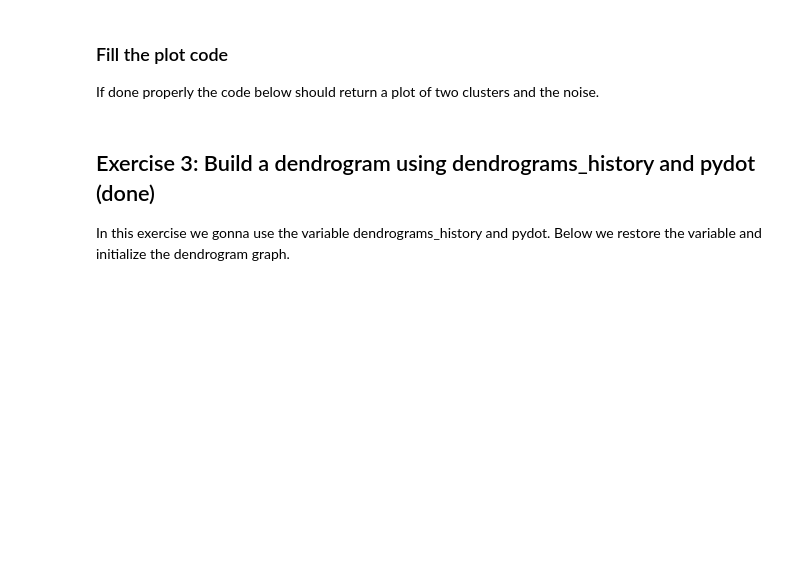
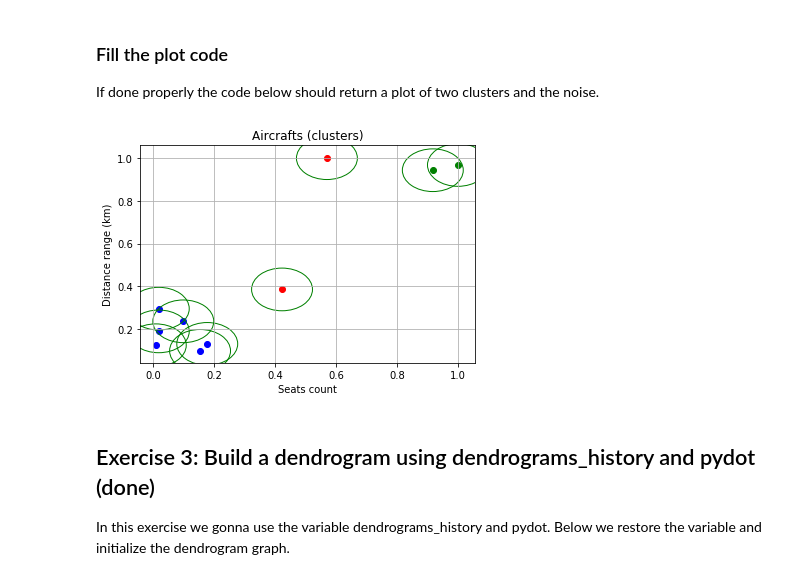
Before and after one commit to frieZZerr/UJ-Machine-Learning, a Jupyter notebook: project_1/047Clustering_Exercises.ipynb, the cells around one changed output. Cells and saved outputs as stored; diff of their text form; code cells hidden in the pictures; blank space fills up the shorter version.

Commit message:
Density clustering - plot the feature space
- Filled the get_color method,
- Filled the plot code.

```diff
--- a/project_1/047Clustering_Exercises.ipynb
+++ b/project_1/047Clustering_Exercises.ipynb
@@ -144,30 +144,33 @@ Use the code below to plot the results. You can play with the max_distance varia
 
 Only one line needs to be updated. The ``get_group_objects`` function should return the objects of a given group.
 # %%
-colors = ['red','blue','green','orange','black','yellow']
+colors = ['red', 'blue', 'green', 'orange', 'black', 'yellow']
 
 def get_group_objects(color_id):
-    return None # change here
+    return data_set[new_assignation_density == color_id]
 # %% [markdown]
 ### Fill the plot code
 
 If done properly the code below should return a plot of two clusters and the noise.
 # %%
-colors = ['red','blue','green','orange','black','yellow']
+colors = ['red', 'blue', 'green', 'orange', 'black', 'yellow']
 
 fig, ax = plt.subplots()
 
 assigned_groups = new_assignation_density
 for group in np.unique(assigned_groups):
     small_set = get_group_objects(group)
-    ax.scatter(small_set[:,0],small_set[:,1],c=colors.pop(0))
-    for circle in small_set:
-        circle1 = plt.Circle((circle[0],circle[1]), 0.25, color='green', fill=False)
-        ax.add_artist(circle1)
+    ax.scatter(small_set[:, 0], small_set[:, 1], c=colors.pop(0))
 
-ax.set(xlabel='Seats count', ylabel='Distance range (km)',title='Aircrafts (clusters)')
+for point in data_set:
+    circle = plt.Circle((point[0], point[1]), 0.1, color='green', fill=False)
+    ax.add_artist(circle)
+
+ax.set(xlabel='Seats count', ylabel='Distance range (km)', title='Aircrafts (clusters)')
 ax.grid()
 plt.show()
+# %% [output]
+[figure, added]
 # %% [markdown]
 ## Exercise 3: Build a dendrogram using dendrograms_history and pydot (done)
 
```
